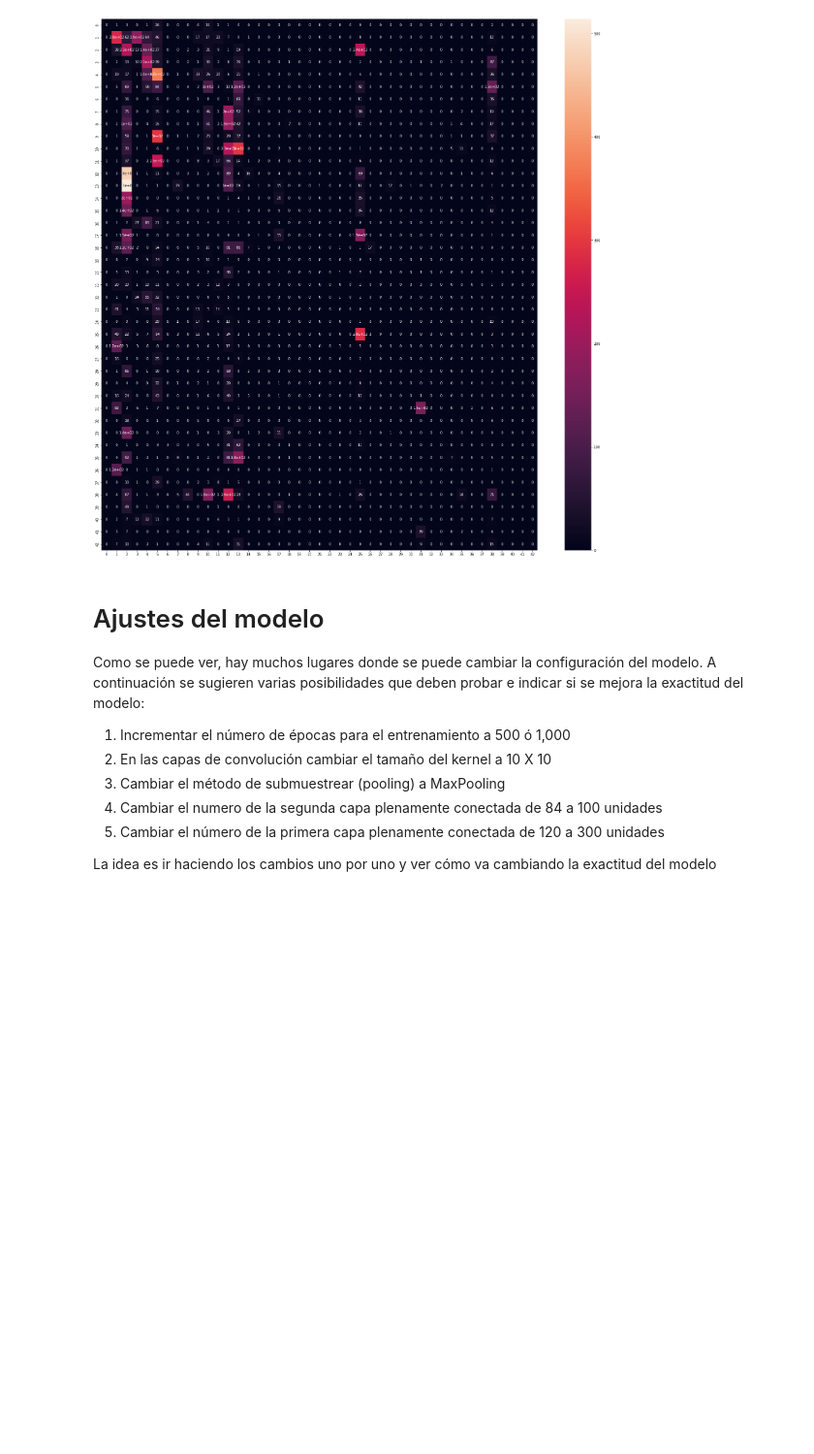
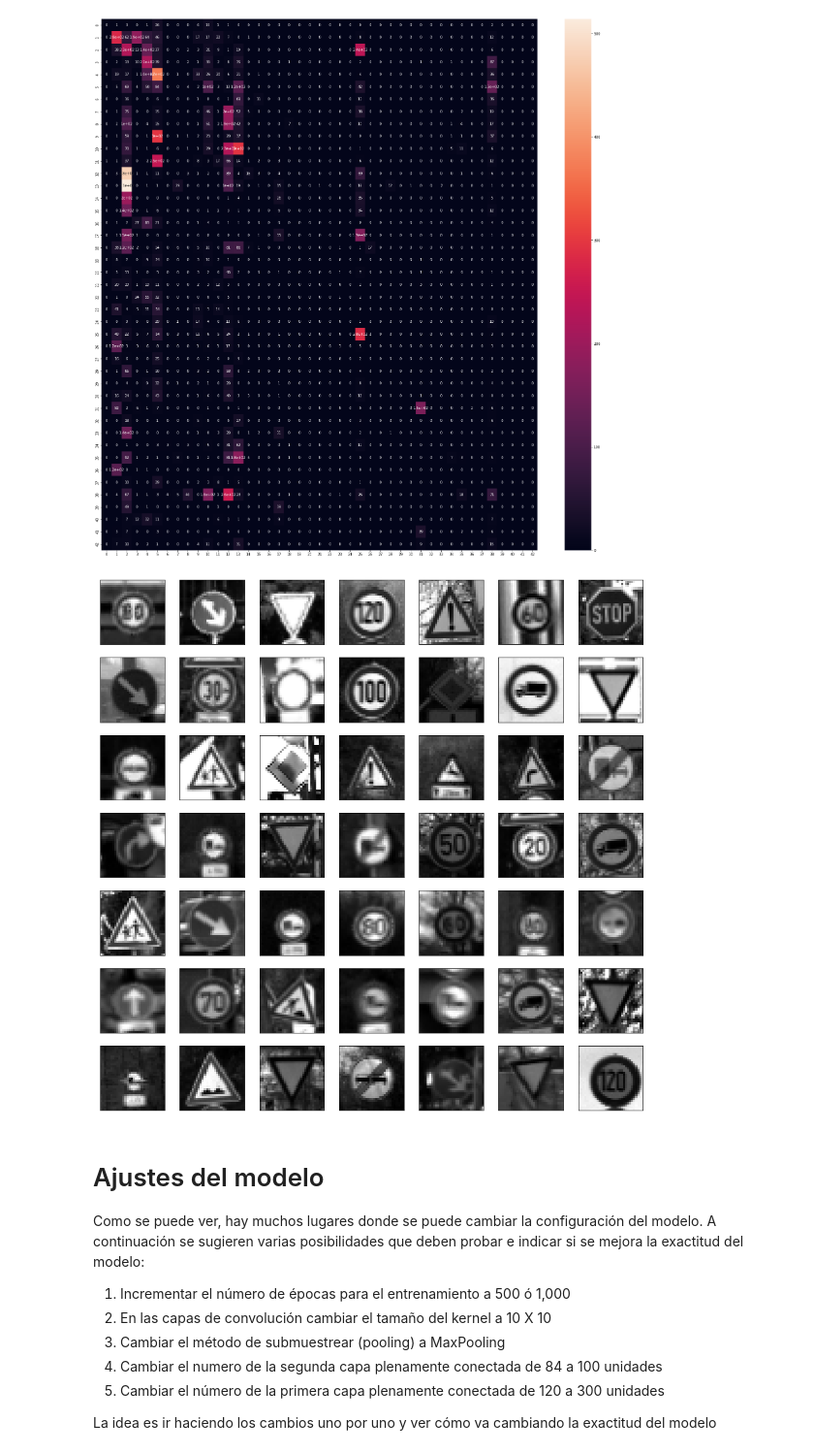
Before and after one commit to jurhs2000/data-science-lab10, a Jupyter notebook: Lab 10 - Clasificacion Rotulos Transito con LeNet.ipynb, the cells around one changed output. Shown at 97% size. Drawn from its saved outputs; the diff is of its cells as text; code cells hidden in the pictures; blank space fills up the shorter version.

Commit message:
images  complete

```diff
--- a/Lab 10 - Clasificacion Rotulos Transito con LeNet.ipynb
+++ b/Lab 10 - Clasificacion Rotulos Transito con LeNet.ipynb
@@ -307,6 +307,7 @@ print(modelo.evaluate(X_prueba, y_cat_test, verbose = 0))
 clases_predichas = np.argmax(modelo.predict(X_prueba),axis=1)
 
 # se obtienen los índices para poder graficar
+indices = np.random.choice(X_prueba.shape[0], size=(7*7), replace=False)
 # %% [output]
 395/395 [==============================] - 1s 2ms/step
 # %%
@@ -332,7 +333,18 @@ sns.heatmap(confusion_matrix(y_prueba, clases_predichas), annot = True)
 # %%
 # Generar un cuadro de 7 X 7 con los primeros 49 rótulos del conjunto de prueba y
 #   para cada uno colocar de título la etiqueta verdadera y el código predicho por el
 #   modelo
+images = X_prueba[indices]
+predict = clases_predichas[indices]
+y_index = y_prueba[indices]
+figure = plt.figure(figsize=(15, 15))
+
+for (i, j) in enumerate(images):
+  ax = figure.add_subplot(7, 7, i + 1, xticks=[], yticks=[])
+  ax.imshow(np.squeeze(j), cmap='gray')
+  prediction = predict[i]
+# %% [output]
+[figure, added]
 # %% [markdown]
 #  Ajustes del modelo
 
```
